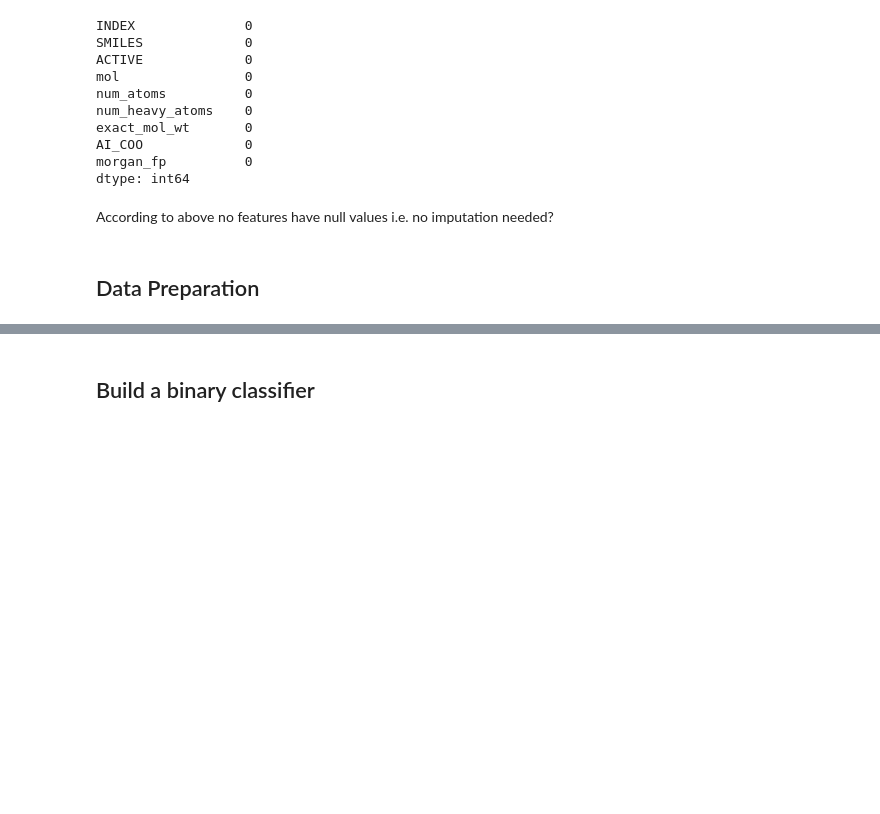
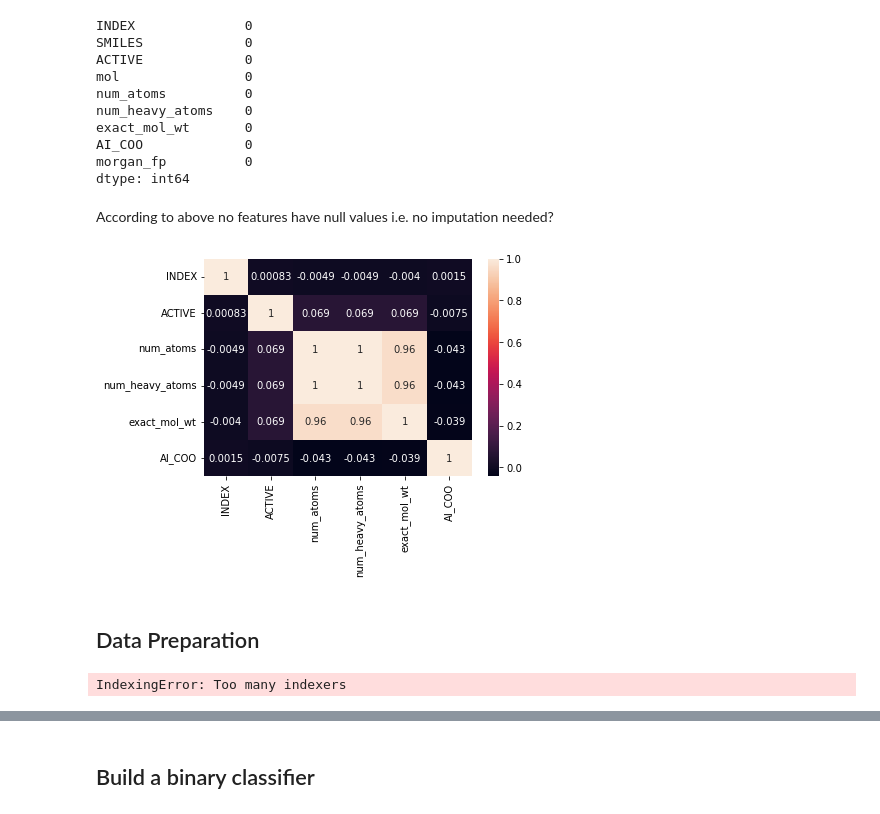
Before and after one commit to MadMatti/ID2214, a Jupyter notebook: Assignment_4/Assignment_4.ipynb, the cells around one changed output, grey strips where cells are left out. Cells and saved outputs as stored; diff of their text form; code cells hidden in the pictures; blank space fills up the shorter version.

```diff
--- a/Assignment_4/Assignment_4.ipynb
+++ b/Assignment_4/Assignment_4.ipynb
@@ -110,6 +114,11 @@ morgan_fp          0
 dtype: int64
 # %% [markdown]
 According to above no features have null values i.e. no imputation needed?
+# %%
+sns.heatmap(df_training.corr(), annot=True)
+plt.show()
+# %% [output]
+[figure, added]
 # %% [markdown]
 ## Data Preparation
 # %%
@@ -117,4 +126,12 @@ df1_training= df_training.copy()
 y = df1_training['ACTIVE']
 X = df1_training.drop(columns = 'ACTIVE', axis=1)
 
-X_train, X_test, y_train, y_test = train_test_split(X,y, test_size=0.8, stratify=y)
+# Stratify is used to preserve class ratio
+X_train, X_test, y_train, y_test = train_test_split(X,y, test_size=0.2, stratify=y)
+y_test
+# print(len(X_test))
+# print(len(y_test))
+# print(len(X_train))
+# print(len(y_train))
+# %% [output]
+IndexingError: Too many indexers
```
Also changed, not shown: parts of 3 cells of this notebook, 1 other file.
